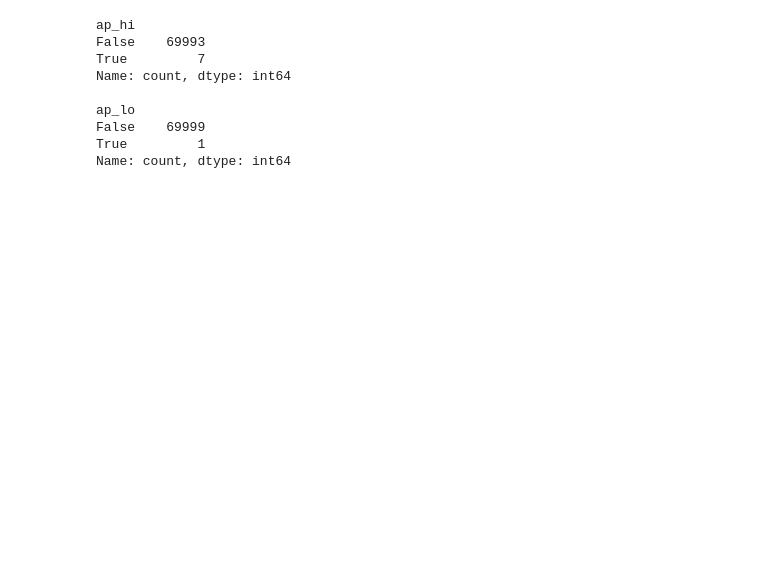
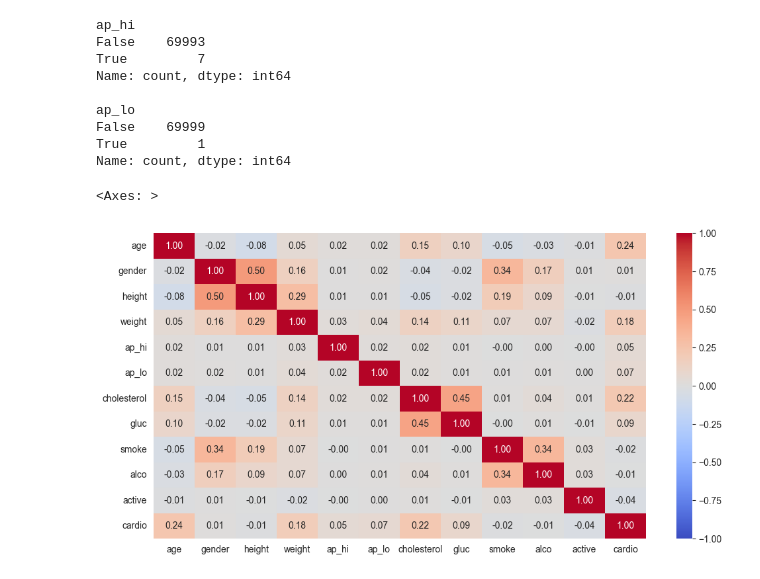
Before and after one commit to nabil0n/MachineLearning-Isak-Andersson, a Jupyter notebook: Labb/labbUppg1.ipynb, the cells around one changed output. Cells and saved outputs as stored; diff of their text form; code cells hidden in the pictures; blank space fills up the shorter version.

```diff
--- a/Labb/labbUppg1.ipynb
+++ b/Labb/labbUppg1.ipynb
@@ -58,3 +90,13 @@ ap_lo
 False    69999
 True         1
 Name: count, dtype: int64
+# %%
+# mask = np.triu(np.ones_like(df.corr(), dtype=bool))
+fig, ax = plt.subplots(figsize=(12, 6))
+
+sns.heatmap(df.corr(), annot=True, fmt='.2f', vmin=-1, vmax=1, cmap='coolwarm', ax=ax,
+            #mask=mask
+            )
+# %% [output]
+<Axes: >
+[figure, added]
```
Also changed, not shown: parts of 6 cells of this notebook, 1 other file.
